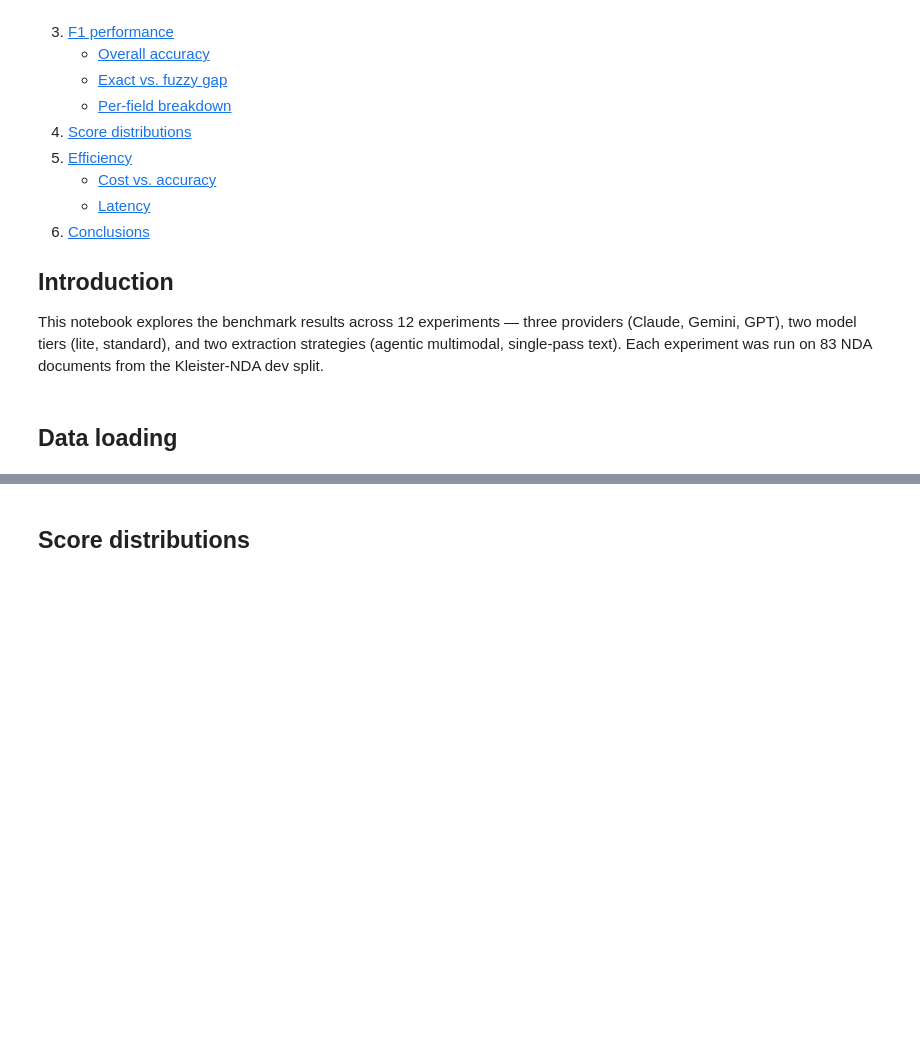
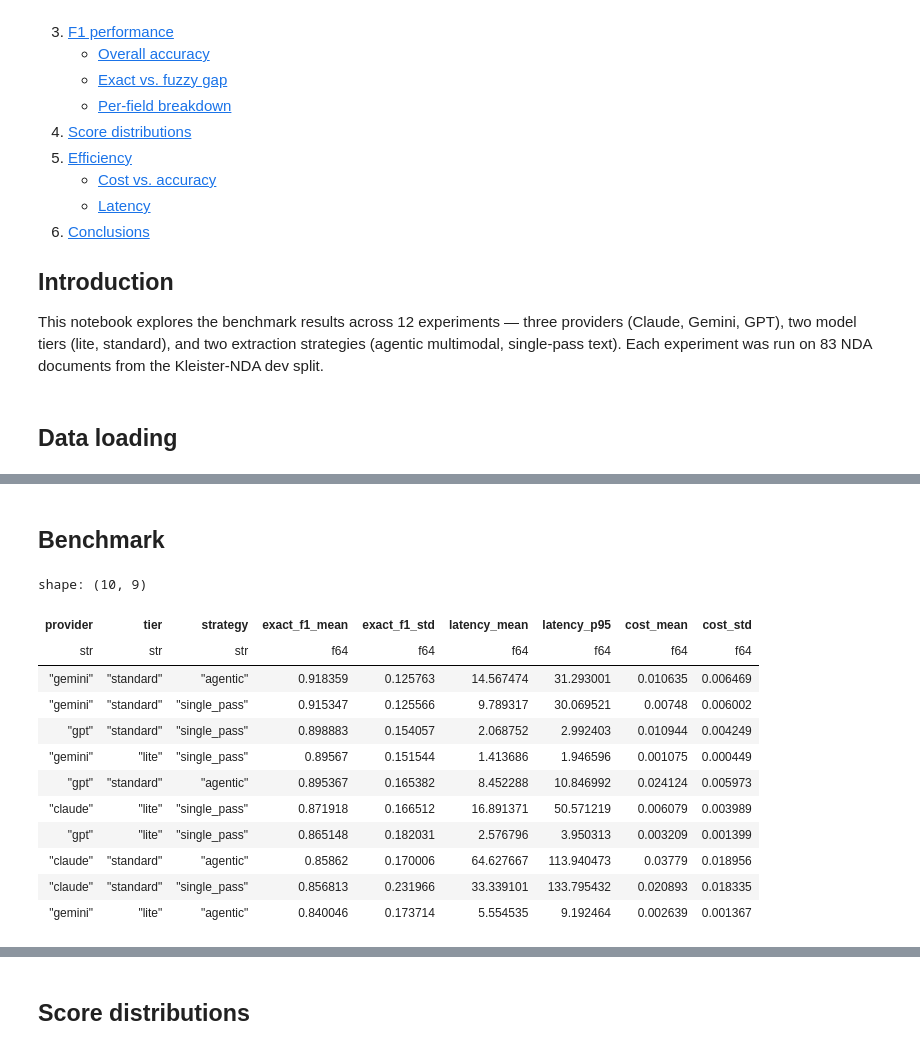
Before and after one commit to gafnts/agentic-kie-evals, a Jupyter notebook: notebooks/results-eda.ipynb, the cells around one changed output, grey strips where cells are left out. Cells and saved outputs as stored; diff of their text form; code cells hidden in the pictures; blank space fills up the shorter version.

Commit message:
Export benchmark data for blog post

```diff
--- a/notebooks/results-eda.ipynb
+++ b/notebooks/results-eda.ipynb
@@ -28,10 +30,5 @@ import polars as pl
 # %%
 data_path = Path.cwd() / "data" / "results"
 
-agg = pl.read_csv(data_path / "benchmark-aggregated.csv")
-per_doc = pl.read_csv(data_path / "benchmark-per-document.csv")
-
-print(
-    f"Aggregated: {agg.shape[0]} experiments × {agg.shape[1]} columns\n"
-    f"Per-document: {per_doc.shape[0]} rows × {per_doc.shape[1]} columns"
-)
+df_aggregated = pl.read_csv(data_path / "benchmark-aggregated.csv")
+df_per_document = pl.read_csv(data_path / "benchmark-per-document.csv")
@@ -169,0 +38,30 @@ plot_exact_vs_fuzzy(agg)
+# %% [markdown]
+## Benchmark
+# %%
+df_aggregated.select(
+    pl.col(
+        "provider",
+        "tier",
+        "strategy",
+        "exact_f1_mean",
+        "exact_f1_std",
+        "latency_mean",
+        "latency_p95",
+        "cost_mean",
+        "cost_std",
+    )
+).sort("exact_f1_mean", descending=True).head(10)
+# %% [output]
+shape: (10, 9)
+| provider | tier | strategy | exact_f1_mean | exact_f1_std | latency_mean | latency_p95 | cost_mean | cost_std |
+| str | str | str | f64 | f64 | f64 | f64 | f64 | f64 |
+| "gemini" | "standard" | "agentic" | 0.918359 | 0.125763 | 14.567474 | 31.293001 | 0.010635 | 0.006469 |
+| "gemini" | "standard" | "single_pass" | 0.915347 | 0.125566 | 9.789317 | 30.069521 | 0.00748 | 0.006002 |
+| "gpt" | "standard" | "single_pass" | 0.898883 | 0.154057 | 2.068752 | 2.992403 | 0.010944 | 0.004249 |
+| "gemini" | "lite" | "single_pass" | 0.89567 | 0.151544 | 1.413686 | 1.946596 | 0.001075 | 0.000449 |
+| "gpt" | "standard" | "agentic" | 0.895367 | 0.165382 | 8.452288 | 10.846992 | 0.024124 | 0.005973 |
+| "claude" | "lite" | "single_pass" | 0.871918 | 0.166512 | 16.891371 | 50.571219 | 0.006079 | 0.003989 |
+| "gpt" | "lite" | "single_pass" | 0.865148 | 0.182031 | 2.576796 | 3.950313 | 0.003209 | 0.001399 |
+| "claude" | "standard" | "agentic" | 0.85862 | 0.170006 | 64.627667 | 113.940473 | 0.03779 | 0.018956 |
+| "claude" | "standard" | "single_pass" | 0.856813 | 0.231966 | 33.339101 | 133.795432 | 0.020893 | 0.018335 |
+| "gemini" | "lite" | "agentic" | 0.840046 | 0.173714 | 5.554535 | 9.192464 | 0.002639 | 0.001367 |
```
Also changed, not shown: parts of 16 cells of this notebook, 1 other file.
